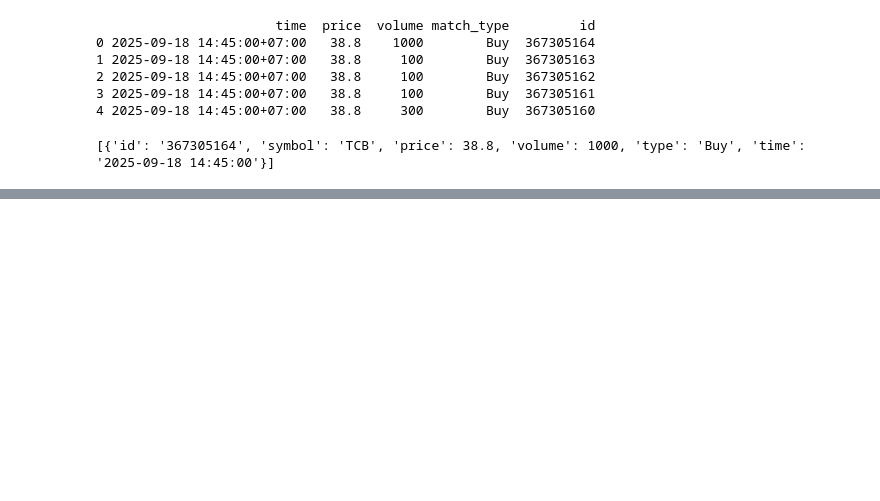
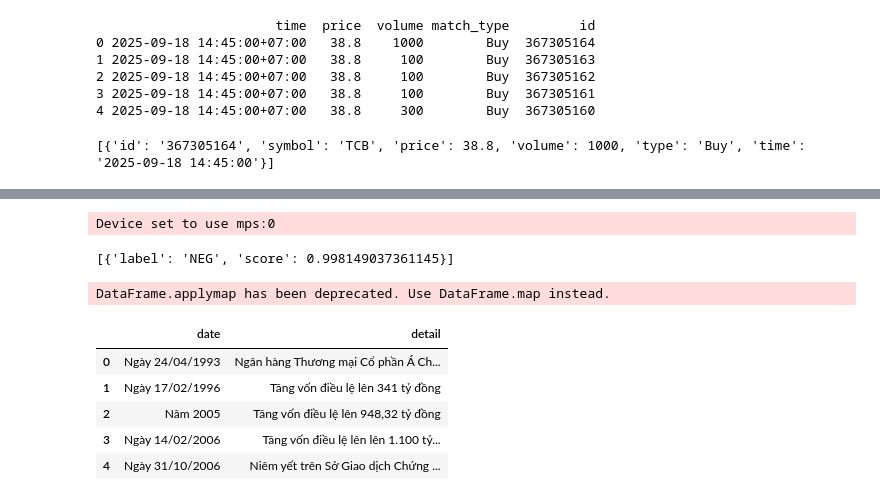
Before and after one commit to Amature123/seminar, a Jupyter notebook: test_api/Untitled.ipynb, the cells around one changed output, grey strips where cells are left out. Drawn from its saved outputs; the diff is of its cells as text; code cells hidden in the pictures; blank space fills up the shorter version.

Commit message:
add model

```diff
--- a/test_api/Untitled.ipynb
+++ b/test_api/Untitled.ipynb
@@ -214,3 +196,35 @@ company.events()
 | 34 | 56350780 | ACB - Phát hành cổ phiếu trả cổ t... | ACB - Issues dividend shares at 15% | 2025-05-16 | 2025-05-23 | http://fiinpro.com/News/Detail/11... | ISS | 0.15 | ... |
 | 35 | 18147 | ACB - Niêm yết bổ sung 374.149.53... | ACB - Lists 374,149,539 additiona... | 2019-09-11 | 2019-09-16 | http://fiinpro.com/News/Detail/37... | AIS | 0.00 | ... |
 | 36 | 18143 | ACB - Niêm yết thêm 98,590,129 cổ... | ACB - Lists additional 98,590,129... | 2018-05-30 | 2018-06-04 | https://owa.hnx.vn/ftp///cims/201... | AIS | NaN | ... |
+# %%
+from transformers import pipeline
+model_path = '5CD-AI/Vietnamese-Sentiment-visobert'
+sentiment_task = pipeline("sentiment-analysis", model=model_path, tokenizer=model_path)
+sentiment_task("Miếng dán dễ xước , ko khít với dt 11 prm")
+# %% [output]
+Device set to use mps:0
+[{'label': 'NEG', 'score': 0.998149037361145}]
+# %%
+import re
+import pandas as pd
+def extract_company_info(symbol)->pd.DataFrame:
+    company = Company(symbol=symbol,source='VCI')
+    return company.overview()
+
+def extract_history(symbol):
+    text = extract_company_info(symbol)['history'].iloc[0]
+    pattern = r"-\s*(Ngày\s\d{2}/\d{2}/\d{4}|Năm\s\d{4}):\s*(.*?);"
+    matches = re.findall(pattern, text)
+    df = pd.DataFrame(matches, columns=["date", "detail"])
+    return df
+df=extract_history('ACB')
+
+df.head()
+# %% [output]
+DataFrame.applymap has been deprecated. Use DataFrame.map instead.
+|  | date | detail |
+| 0 | Ngày 24/04/1993 | Ngân hàng Thương mại Cổ phần Á Ch... |
+| 1 | Ngày 17/02/1996 | Tăng vốn điều lệ lên 341 tỷ đồng |
+| 2 | Năm 2005 | Tăng vốn điều lệ lên 948,32 tỷ đồng |
+| 3 | Ngày 14/02/2006 | Tăng vốn điều lệ lên lên 1.100 tỷ... |
+| 4 | Ngày 31/10/2006 | Niêm yết trên Sở Giao dịch Chứng ... |
```
Also changed, not shown: parts of 3 cells of this notebook, 30 other files.
